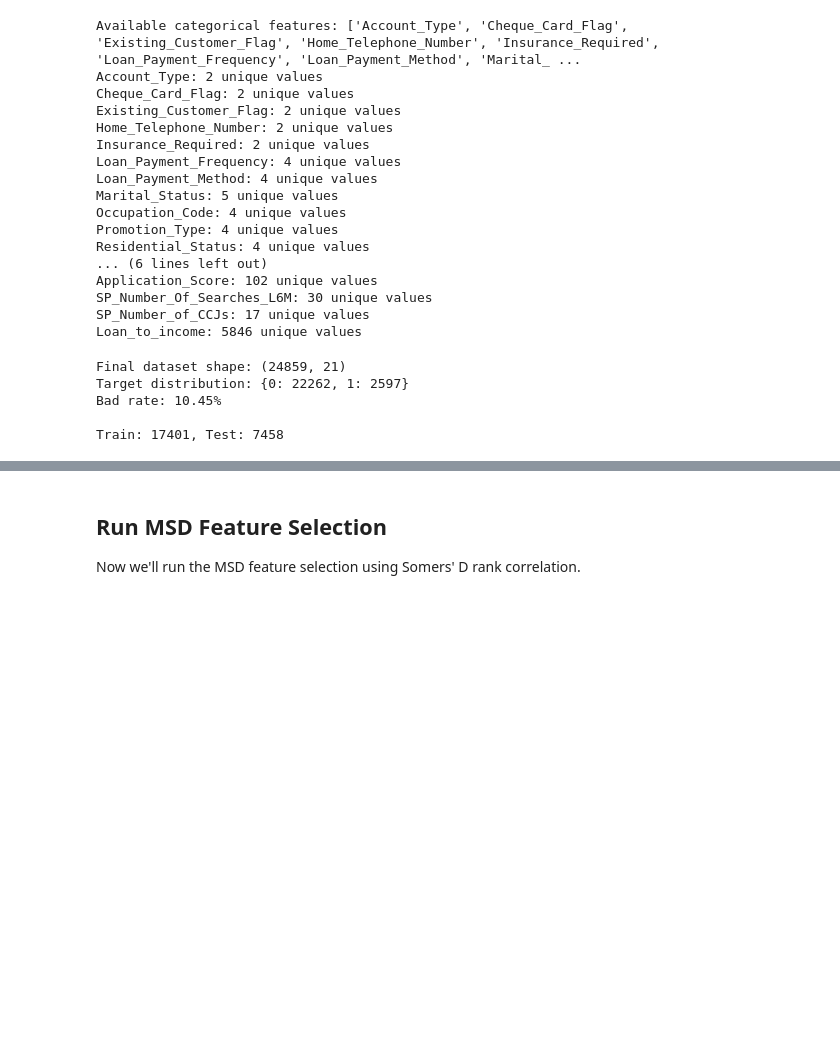
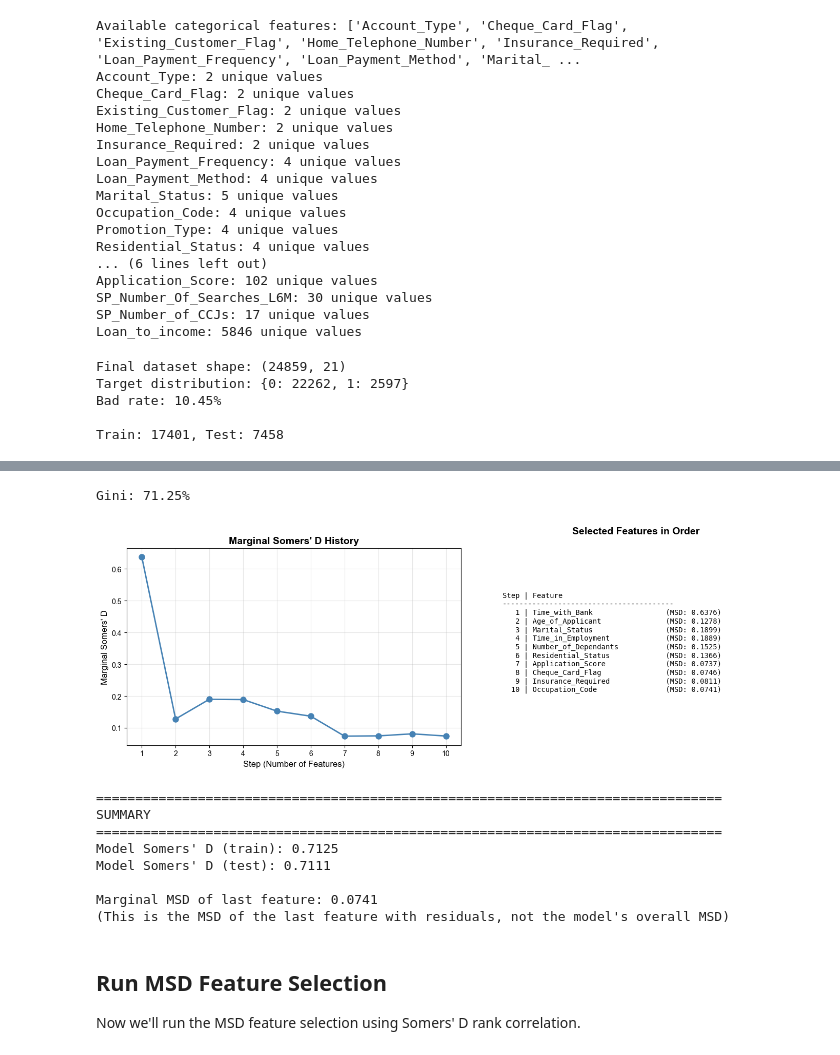
Before and after one commit to xRiskLab/fastwoe, a Jupyter notebook: examples/msd_feature_selection.ipynb, the cells around one changed output, grey strips where cells are left out. Cells and saved outputs as stored; diff of their text form; code cells hidden in the pictures; blank space fills up the shorter version.

Commit message:
Release 0.1.6a3: Add MSD feature selection, module renaming

```diff
--- a/examples/msd_feature_selection.ipynb
+++ b/examples/msd_feature_selection.ipynb
@@ -130,3 +147,82 @@ Train: 17401, Test: 7458
+# %%
+# Run marginal Somers' D feature selection (always residual-based)
+result = marginal_somersd_selection(
+    X_train,
+    y_train,
+    X_test=X_test,
+    y_test=y_test,
+    min_msd=0.01,
+    max_features=10,
+    correlation_threshold=0.6,
+    ties="y",
+    random_state=42,
+)
+
+# Compute actual model Somers' D
+pred = result["model"].predict_proba(X_train[result["selected_features"]])[:, 1]
+model_somersd = somersd_yx(y_train, pred).statistic
+print(f"Gini: {model_somersd:.2%}")
+# %% [output]
+Gini: 71.25%
+# %%
+# Visualize the selection process
+import matplotlib.pyplot as plt
+
+fig, axes = plt.subplots(1, 2, figsize=(14, 5))
+
+# Plot 1: MSD history
+ax1 = axes[0]
+steps = range(1, len(result["msd_history"]) + 1)
+ax1.plot(steps, result["msd_history"], "o-", linewidth=2, markersize=8, color="steelblue")
+ax1.set_xlabel("Step (Number of Features)", fontsize=12)
+ax1.set_ylabel("Marginal Somers' D", fontsize=12)
+ax1.set_title("Marginal Somers' D History", fontsize=14, fontweight="bold")
+ax1.grid(True, alpha=0.3)
+ax1.set_xticks(steps)
+
+# Plot 2: Feature selection order
+ax2 = axes[1]
+ax2.axis("off")
+ax2.set_title("Selected Features in Order", fontsize=14, fontweight="bold", pad=20)
+
+table_text = "Step | Feature\n"
+table_text += "-" * 40 + "\n"
+for i, feat in enumerate(result["selected_features"], 1):
+    msd = result["msd_history"][i - 1]
+    table_text += f"{i:4d} | {feat:30s} (MSD: {msd:.4f})\n"
+
+ax2.text(
+    0.1,
+    0.5,
+    table_text,
+    fontfamily="monospace",
+    fontsize=10,
+    verticalalignment="center",
+    transform=ax2.transAxes,
+)
+
+plt.tight_layout()
+plt.show()
+
+# Summary statistics
+print("\n" + "=" * 80)
+print("SUMMARY")
+print("=" * 80)
+print(f"Model Somers' D (train): {model_somersd:.4f}")
+if len(result["test_performance"]) > 0:
+    print(f"Model Somers' D (test): {result['test_performance'][-1]:.4f}")
+print(f"\nMarginal MSD of last feature: {result['msd_history'][-1]:.4f}")
+print("(This is the MSD of the last feature with residuals, not the model's overall MSD)")
+# %% [output]
+[figure, added]
+================================================================================
+SUMMARY
+================================================================================
+Model Somers' D (train): 0.7125
+Model Somers' D (test): 0.7111
+
+Marginal MSD of last feature: 0.0741
+(This is the MSD of the last feature with residuals, not the model's overall MSD)
 # %% [markdown]
 ## Run MSD Feature Selection
 
```
Also changed, not shown: parts of 7 cells of this notebook, 8 other files.
